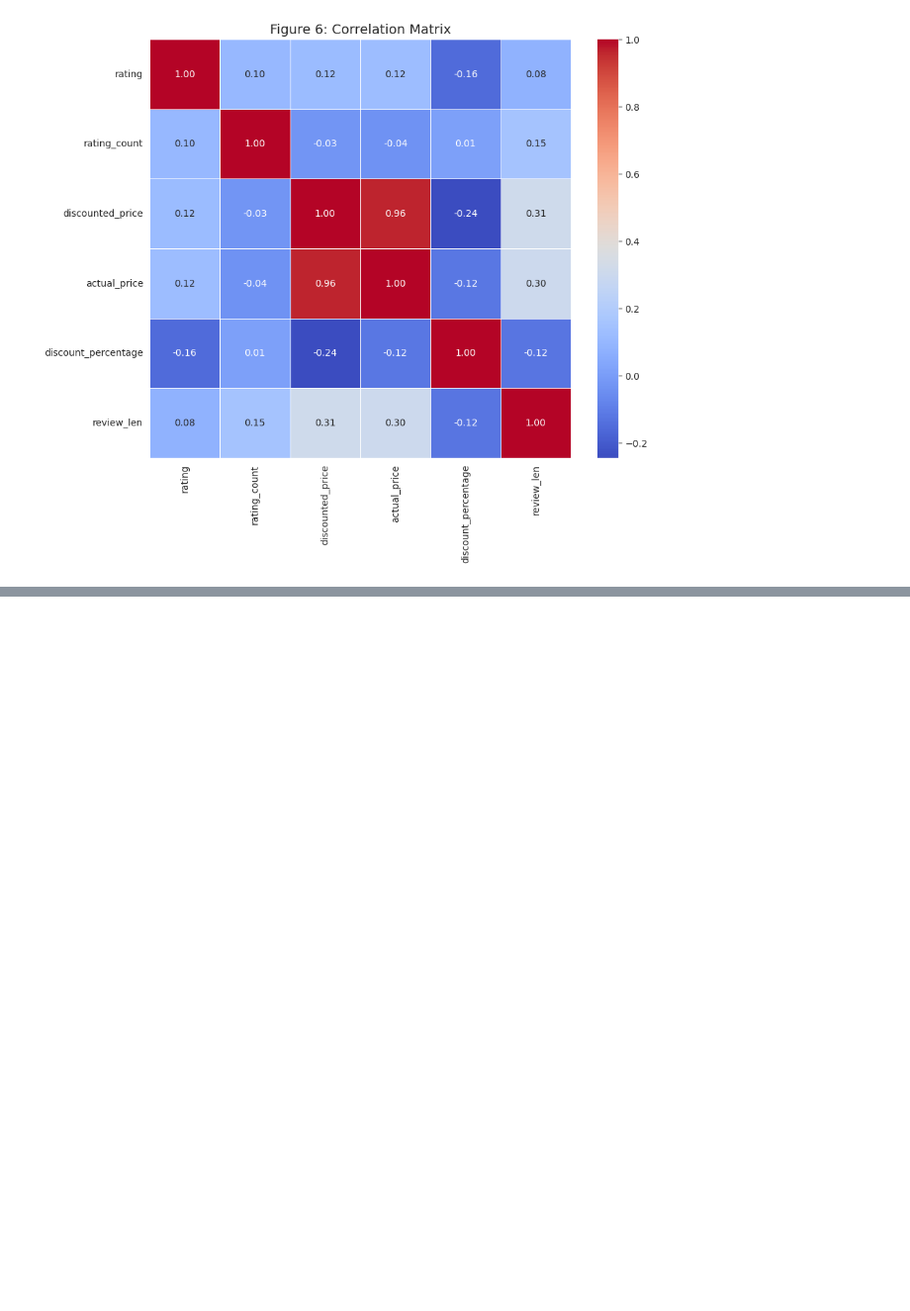
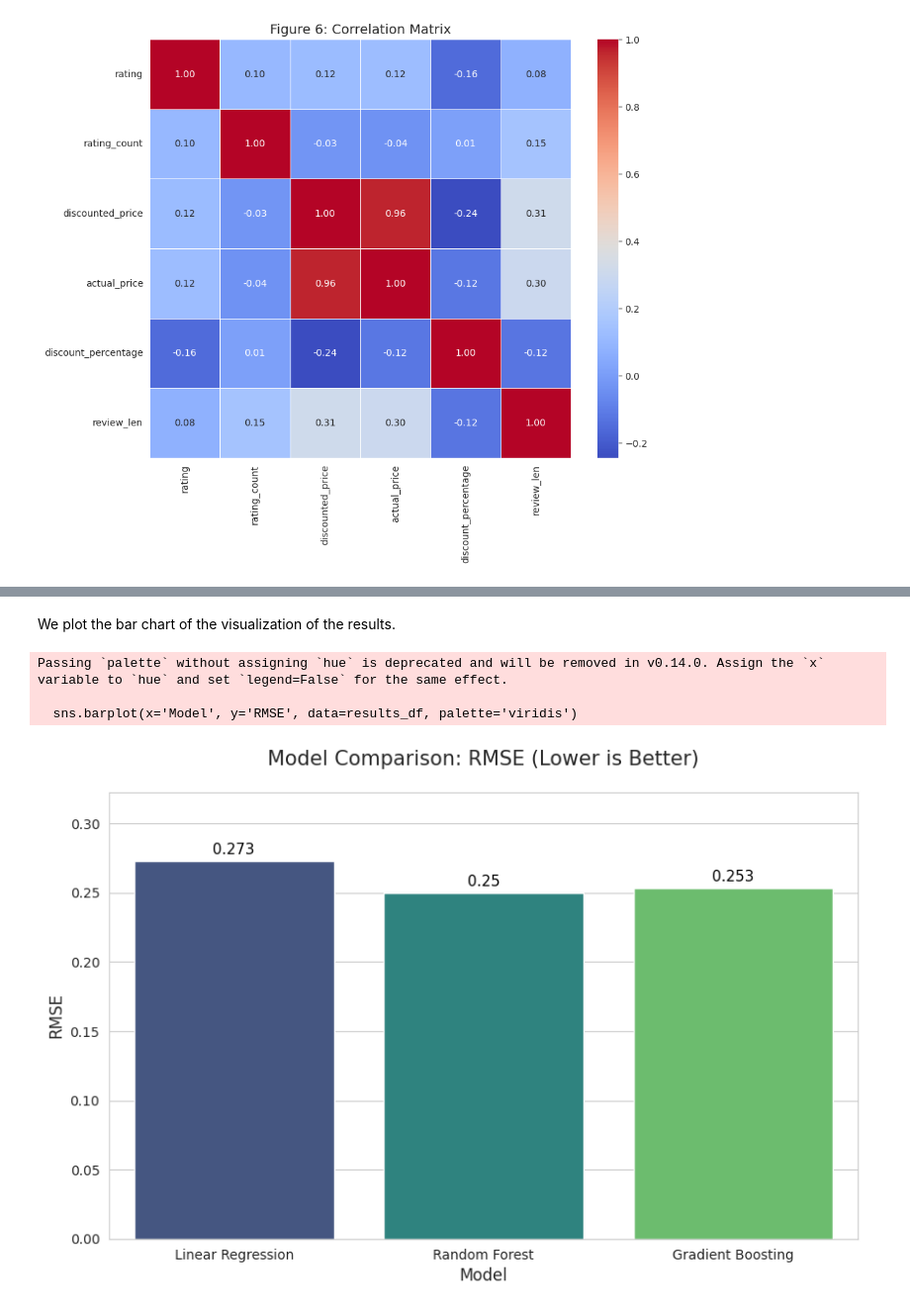
Before and after one commit to LeJ-04/amazon-products-rating-ml-project, a Jupyter notebook: ProjetML.ipynb, the cells around one changed output, grey strips where cells are left out. Shown: that part at 99% size. Saved outputs shown, nothing was run; the diff lists cells and outputs as text; code cells hidden in the pictures; blank space fills up the shorter version.

Commit message:
Adding Part 3, 4, 5 (mix of 5 and 6). The end is close, we just need a few plot, conclusion, and the structure of the title ans subtitle.

```diff
--- a/ProjetML.ipynb
+++ b/ProjetML.ipynb
@@ -633,0 +641,2 @@ Device set to use cpu
+# %%
+data = pd.get_dummies(data, columns=['main_category'], prefix='cat', drop_first=True)
@@ -633,0 +737,12 @@ Device set to use cpu
+# %%
+results = {}
+
+for name, model in models.items():
+    cv_results = cross_validate(model, X_train, y_train, cv=5, scoring=('neg_root_mean_squared_error', 'neg_mean_absolute_error', 'r2'))
+
+    results[name] = {
+        "CV_RMSE": -cv_results['test_neg_root_mean_squared_error'].mean(),
+        "CV_MAE": -cv_results['test_neg_mean_absolute_error'].mean(),
+        "CV_R2": cv_results['test_r2'].mean()
+    }
+    print(f"{name} CV Complete.")
@@ -633,0 +757,16 @@ Device set to use cpu
+# %%
+final_results = []
+
+for name, model in models.items():
+    model.fit(X_train, y_train)
+    y_pred = model.predict(X_test)
+
+    rmse = np.sqrt(mean_squared_error(y_test, y_pred))
+    mae = mean_absolute_error(y_test, y_pred)
+    r2 = r2_score(y_test, y_pred)
+
+    final_results.append({"Model": name, "MAE": mae, "RMSE": rmse, "R2": r2})
+# %%
+results_df = pd.DataFrame(final_results)
+print("\nTable 1: Performance Metrics by Model")
+display(results_df)
@@ -633,0 +779,20 @@ Device set to use cpu
+# %% [markdown]
+We plot the bar chart of the visualization of the results.
+# %%
+plt.figure(figsize=(10, 6))
+
+sns.barplot(x='Model', y='RMSE', data=results_df, palette='viridis')
+plt.title('Model Comparison: RMSE (Lower is Better)', fontsize=15, pad=20)
+plt.ylabel('RMSE', fontsize=12)
+plt.xlabel('Model', fontsize=12)
+
+for index, row in results_df.iterrows():
+  plt.text(index, row.RMSE + 0.005, round(row.RMSE, 3), color='black', ha="center", fontsize=11)
+
+plt.ylim(0, results_df['RMSE'].max() + 0.05)
+plt.show()
+# %% [output]
+Passing `palette` without assigning `hue` is deprecated and will be removed in v0.14.0. Assign the `x` variable to `hue` and set `legend=False` for the same effect.
+
+  sns.barplot(x='Model', y='RMSE', data=results_df, palette='viridis')
+[figure, added]
```
Also changed, not shown: parts of 66 cells of this notebook.
